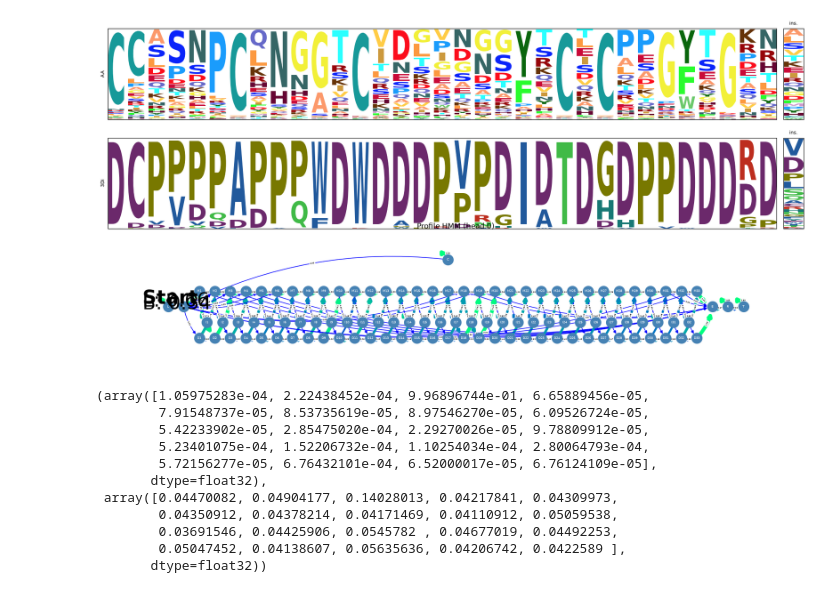
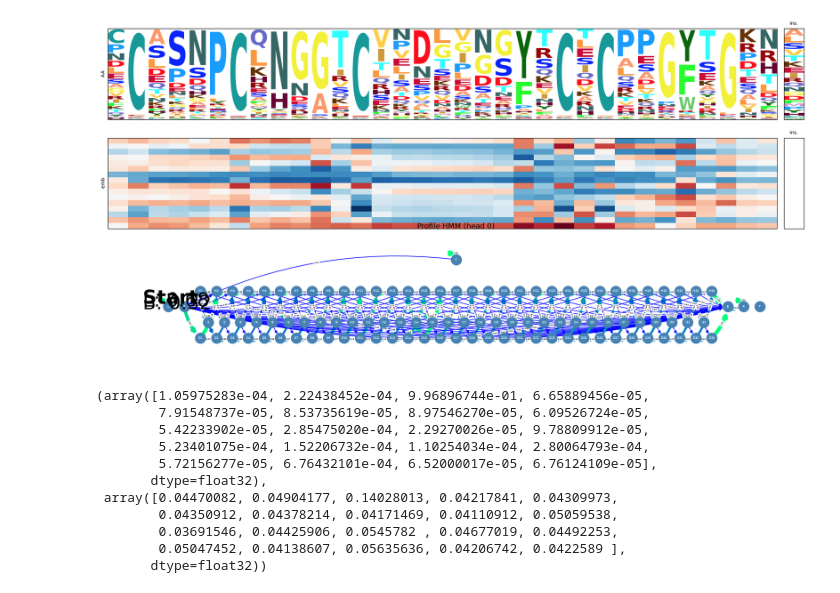
Before and after one commit to Gaius-Augustus/learnMSA, a Jupyter notebook: examples/plot_pHMM.ipynb, the cells around one changed output. Drawn from its saved outputs; the diff is of its cells as text; code cells hidden in the pictures.

Commit message:
include embedding dim in saved model

```diff
--- a/examples/plot_pHMM.ipynb
+++ b/examples/plot_pHMM.ipynb
@@ -11,7 +11,7 @@ from learnMSA.util.visualize import plot_phmm
 # Model built with:
 # learnMSA --from_msa egf.ref
 # --skip_training --no_noise --save_model egf.model
-model_path = "../tmp/egf.model"
+model_path = "../../snakeMSA/outputs/learnMSA_reduce_online/reduce_online_sb_1/workdirs/egf.vie/egf.model"
 data_path = "../../snakeMSA/data/homfam/unaligned/egf.vie"
 
 data = SequenceDataset(data_path)
@@ -22,4 +25,4 @@ fig=plot_phmm(alignment_model.model.phmm_layer, head = 0, fast_mode = True)
-[figure, old version]
+[figure, new version]
 # %%
 alignment_model.model.phmm_layer.struct_emitter.temperature = 1.0
 B = alignment_model.model.phmm_layer.struct_emitter.matrix()[0, 0].detach().numpy()
```
Also changed, not shown: parts of 1 cell of this notebook, 4 other files.
